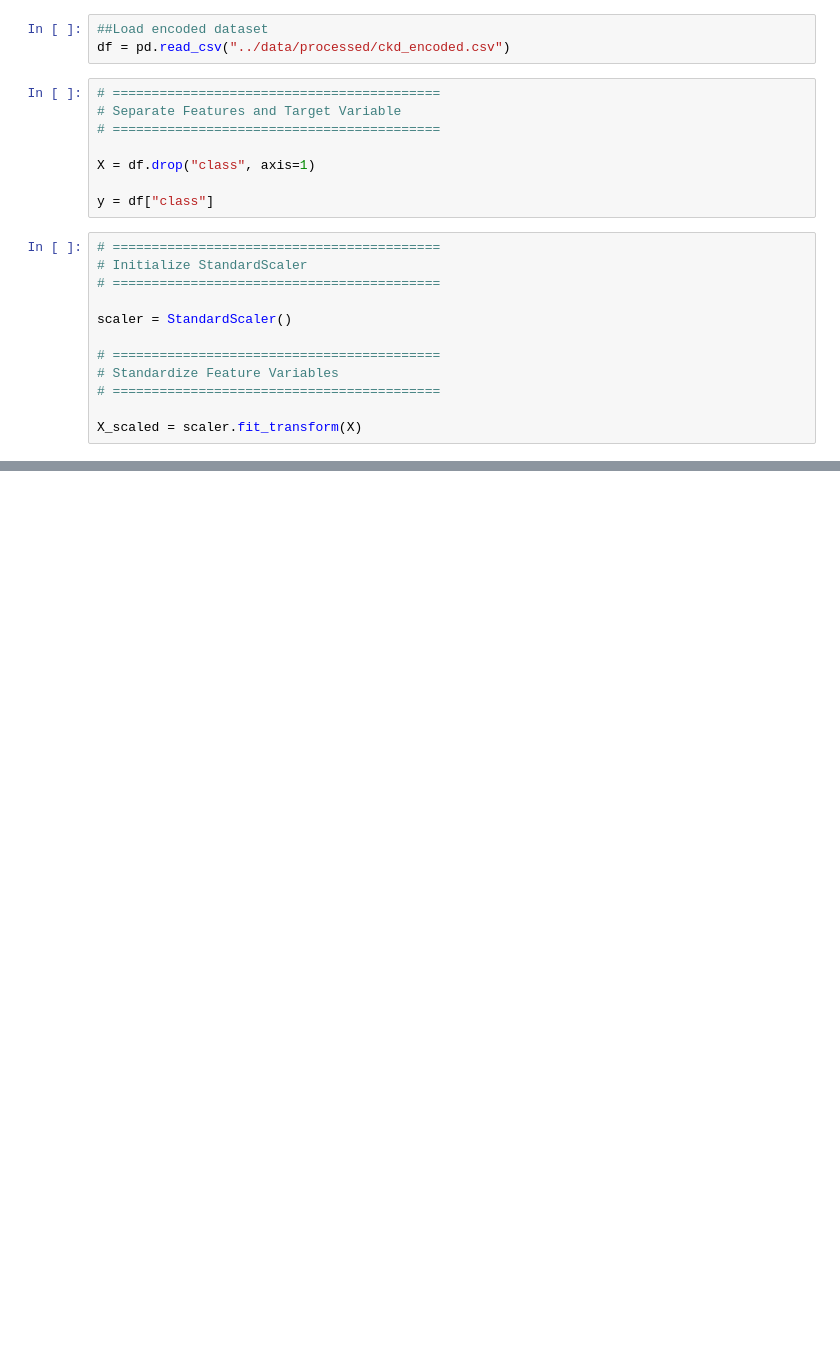
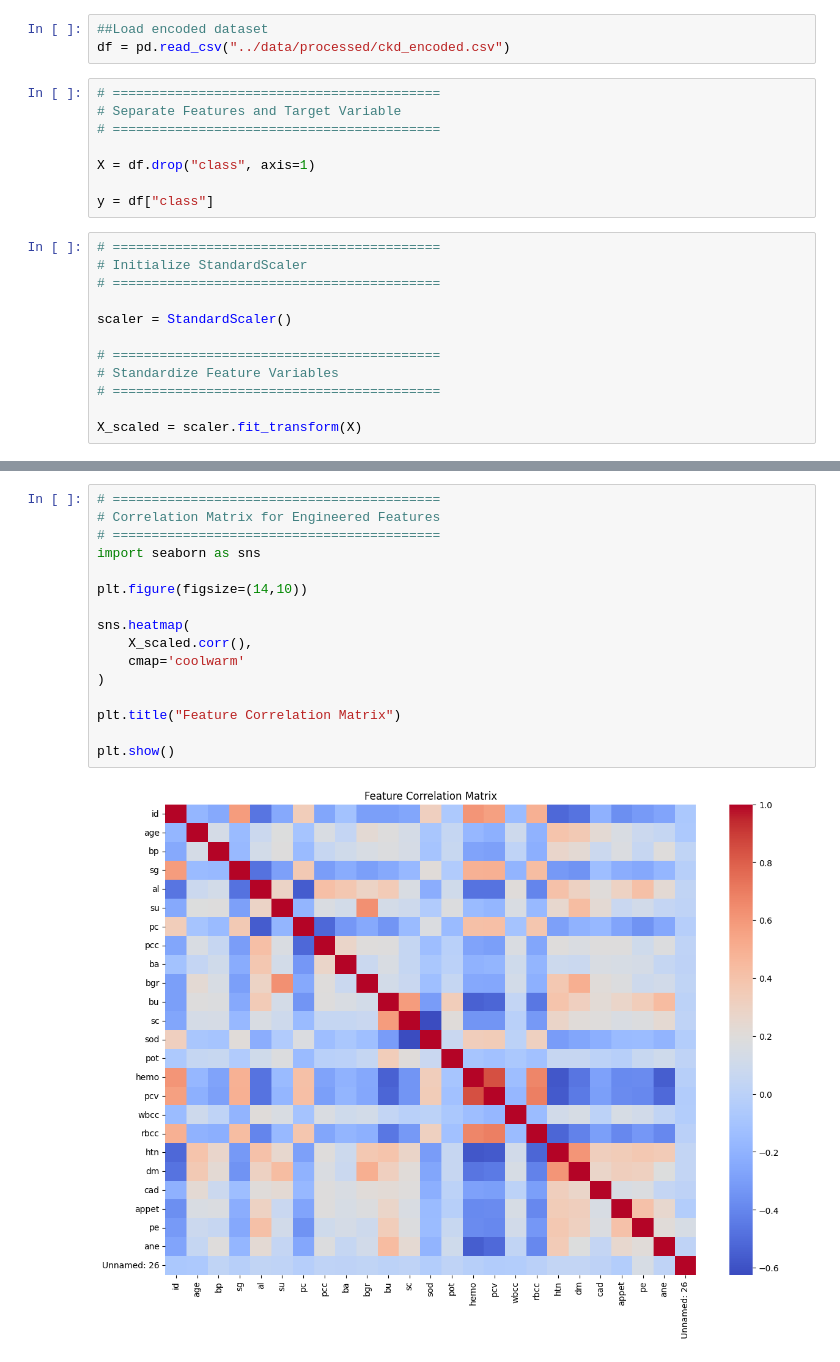
Before and after one commit to premprakash123/healthcare-chronic-disease-analysis, a Jupyter notebook: notebooks/03_feature_engineering.ipynb, the cells around one changed output, grey strips where cells are left out. Drawn from its saved outputs; the diff is of its cells as text; blank space fills up the shorter version.

```diff
--- a/notebooks/03_feature_engineering.ipynb
+++ b/notebooks/03_feature_engineering.ipynb
@@ -154,0 +185,18 @@ X_scaled = scaler.fit_transform(X)
+# %%
+# ==========================================
+# Correlation Matrix for Engineered Features
+# ==========================================
+import seaborn as sns
+
+plt.figure(figsize=(14,10))
+
+sns.heatmap(
+    X_scaled.corr(),
+    cmap='coolwarm'
+)
+
+plt.title("Feature Correlation Matrix")
+
+plt.show()
+# %% [output]
+[figure, added]
```
Also changed, not shown: parts of 4 cells of this notebook.
